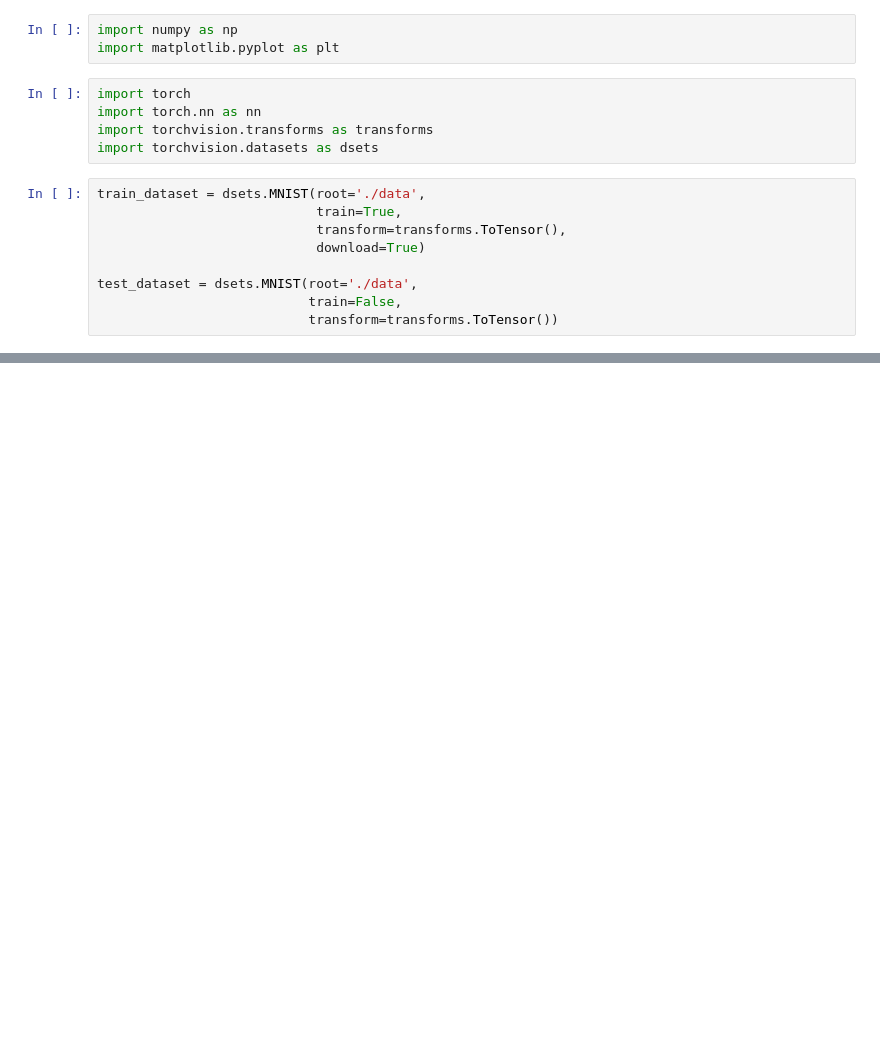
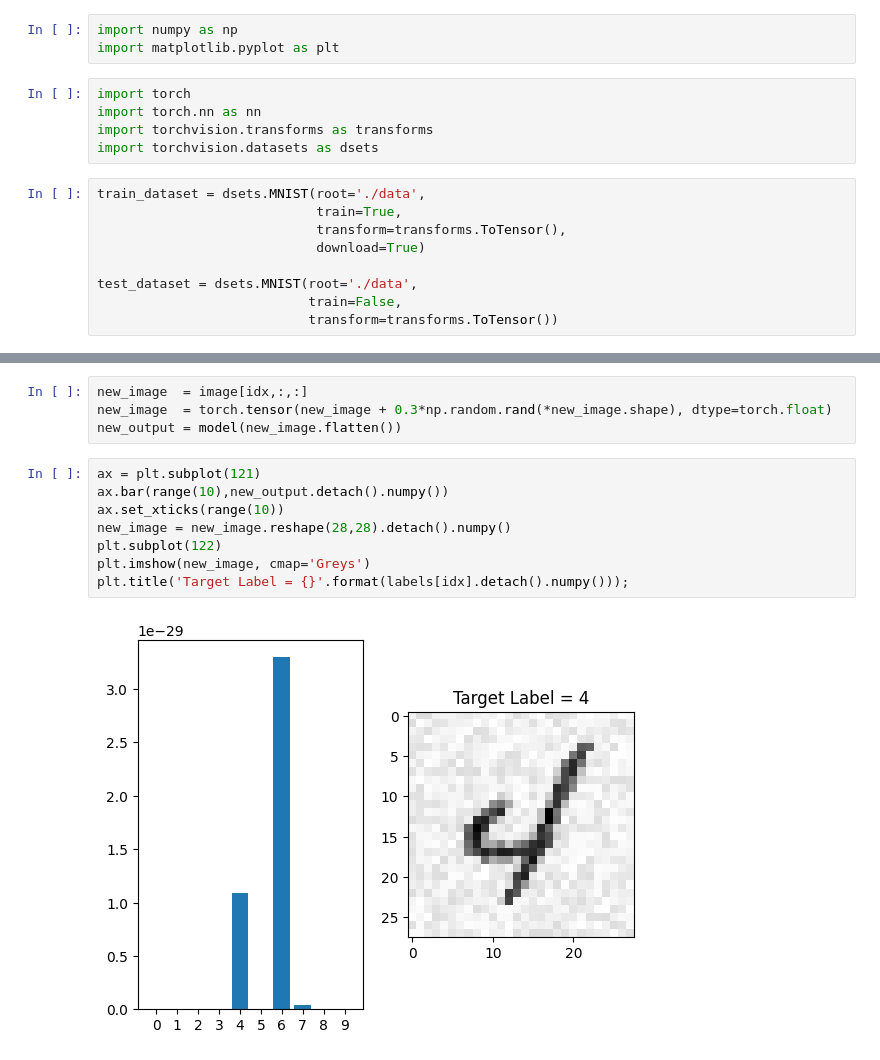
Before and after one commit to elswit/Fall-23-APML-Public, a Jupyter notebook: Tutorials/Deep-Learning-Basics.ipynb, the cells around one changed output, grey strips where cells are left out. Cells and saved outputs as stored; diff of their text form; blank space fills up the shorter version.

```diff
--- a/Tutorials/Deep-Learning-Basics.ipynb
+++ b/Tutorials/Deep-Learning-Basics.ipynb
@@ -79,0 +215,14 @@ NameError: name 'nn' is not defined
+# %%
+new_image  = image[idx,:,:]
+new_image  = torch.tensor(new_image + 0.3*np.random.rand(*new_image.shape), dtype=torch.float)
+new_output = model(new_image.flatten())
+# %%
+ax = plt.subplot(121)
+ax.bar(range(10),new_output.detach().numpy())
+ax.set_xticks(range(10))
+new_image = new_image.reshape(28,28).detach().numpy()
+plt.subplot(122)
+plt.imshow(new_image, cmap='Greys')
+plt.title('Target Label = {}'.format(labels[idx].detach().numpy()));
+# %% [output]
+[figure, added]
```
Also changed, not shown: parts of 23 cells of this notebook.
